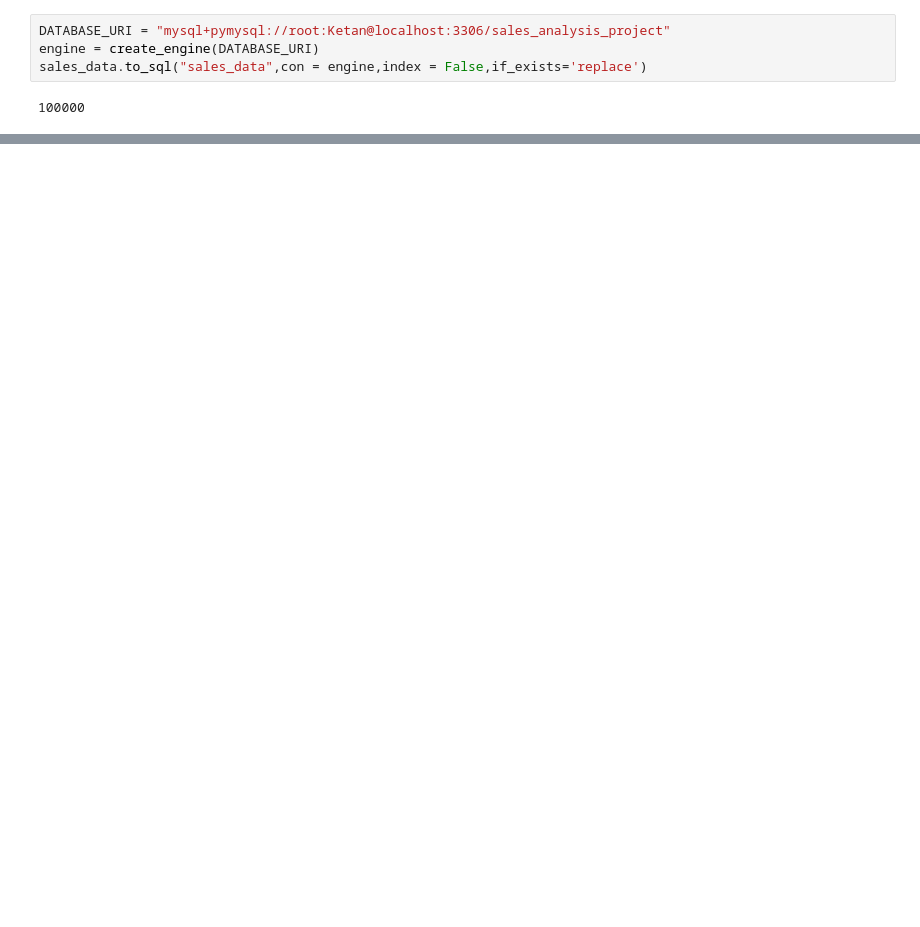
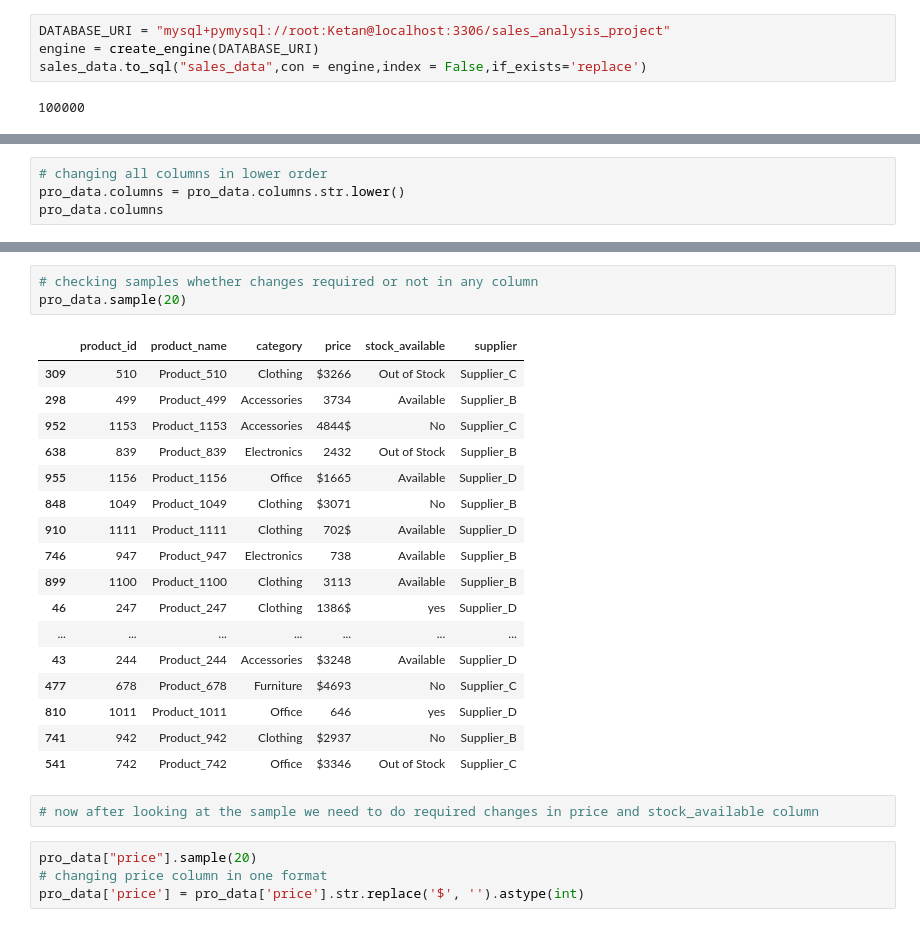
Before and after one commit to kumarkketan/Sales_analysis, a Jupyter notebook: data_cleaning.ipynb, the cells around one changed output, grey strips where cells are left out. Drawn from its saved outputs; the diff is of its cells as text; blank space fills up the shorter version.

```diff
--- a/data_cleaning.ipynb
+++ b/data_cleaning.ipynb
@@ -218,0 +455,4 @@ sales_data.to_sql("sales_data",con = engine,index = False,if_exists='replace')
+# %%
+# changing all columns in lower order
+pro_data.columns = pro_data.columns.str.lower()
+pro_data.columns
@@ -218,0 +474,27 @@ sales_data.to_sql("sales_data",con = engine,index = False,if_exists='replace')
+# %%
+# checking samples whether changes required or not in any column
+pro_data.sample(20)
+# %% [output]
+|  | product_id | product_name | category | price | stock_available | supplier |
+| 309 | 510 | Product_510 | Clothing | $3266 | Out of Stock | Supplier_C |
+| 298 | 499 | Product_499 | Accessories | 3734 | Available | Supplier_B |
+| 952 | 1153 | Product_1153 | Accessories | 4844$ | No | Supplier_C |
+| 638 | 839 | Product_839 | Electronics | 2432 | Out of Stock | Supplier_B |
+| 955 | 1156 | Product_1156 | Office | $1665 | Available | Supplier_D |
+| 848 | 1049 | Product_1049 | Clothing | $3071 | No | Supplier_B |
+| 910 | 1111 | Product_1111 | Clothing | 702$ | Available | Supplier_D |
+| 746 | 947 | Product_947 | Electronics | 738 | Available | Supplier_B |
+| 899 | 1100 | Product_1100 | Clothing | 3113 | Available | Supplier_B |
+| 46 | 247 | Product_247 | Clothing | 1386$ | yes | Supplier_D |
+| ... | ... | ... | ... | ... | ... | ... |
+| 43 | 244 | Product_244 | Accessories | $3248 | Available | Supplier_D |
+| 477 | 678 | Product_678 | Furniture | $4693 | No | Supplier_C |
+| 810 | 1011 | Product_1011 | Office | 646 | yes | Supplier_D |
+| 741 | 942 | Product_942 | Clothing | $2937 | No | Supplier_B |
+| 541 | 742 | Product_742 | Office | $3346 | Out of Stock | Supplier_C |
+# %%
+# now after looking at the sample we need to do required changes in price and stock_available column
+# %%
+pro_data["price"].sample(20)
+# changing price column in one format
+pro_data['price'] = pro_data['price'].str.replace('$', '').astype(int)
```
Also changed, not shown: parts of 39 cells of this notebook, 2 other files.
